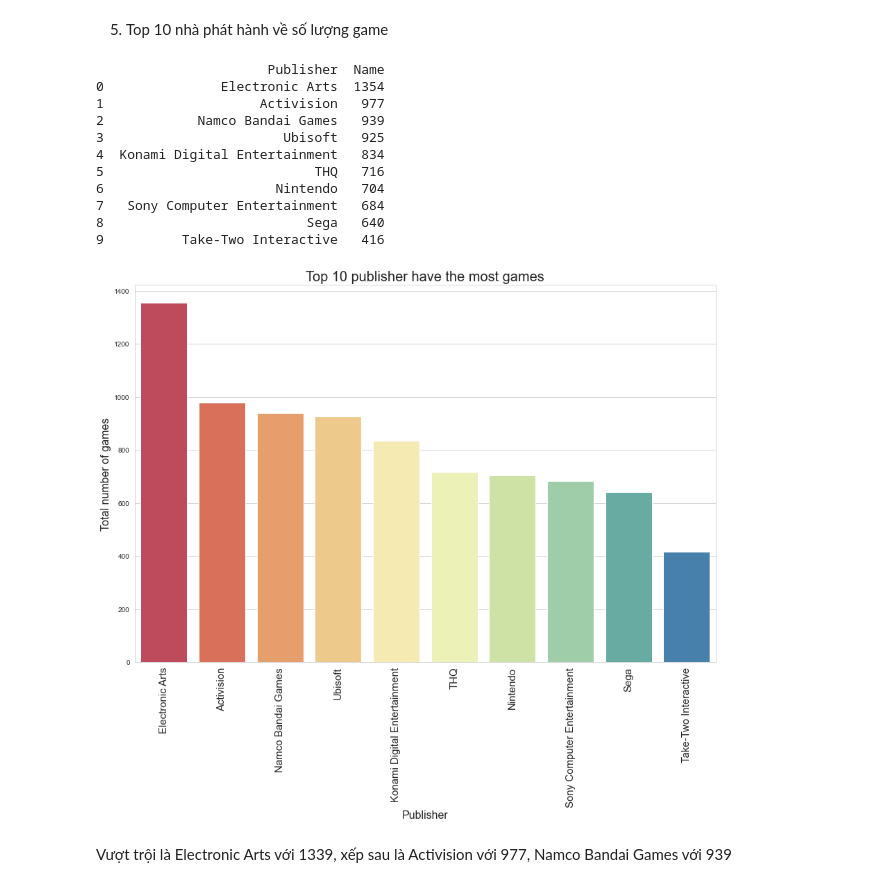
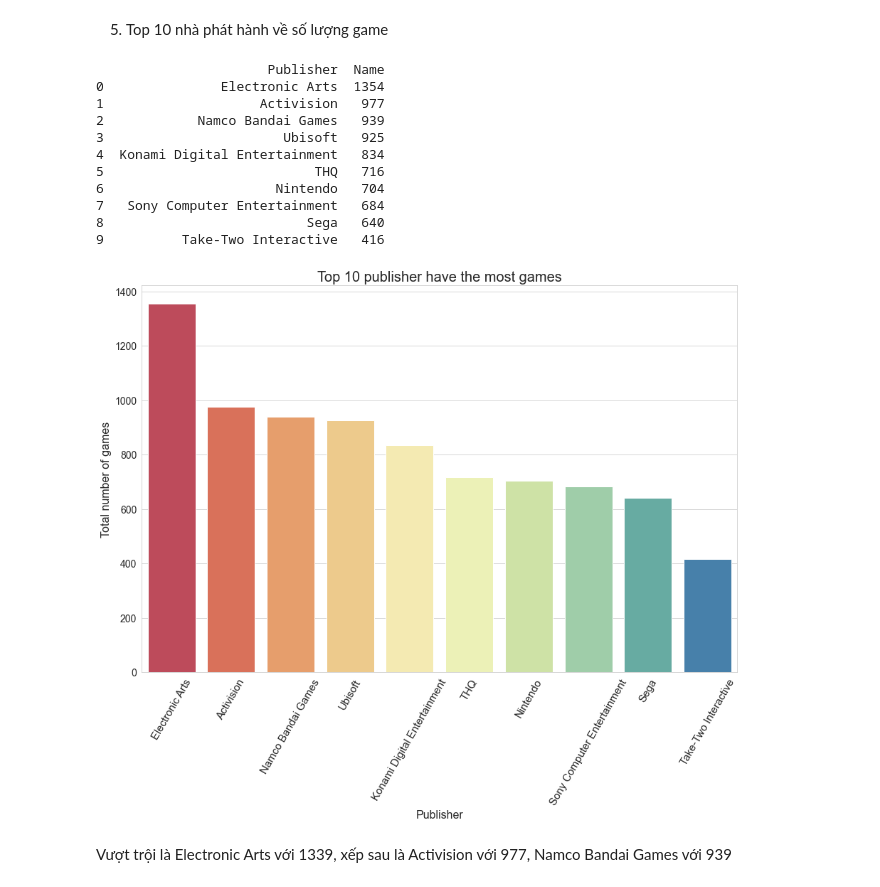
Before and after one commit to datnt183703/data, a Jupyter notebook: visualize.ipynb, the cells around one changed output. Drawn from its saved outputs; the diff is of its cells as text; code cells hidden in the pictures.

```diff
--- a/visualize.ipynb
+++ b/visualize.ipynb
@@ -209,25 +209,26 @@ top_publisher = pd.DataFrame(top_publisher).reset_index()
 # %%
 plt.figure(figsize=(15, 10))
 sns.countplot(x="Publisher", data=data, order = data.groupby(by=['Publisher'])['Name'].count().sort_values(ascending=False).iloc[:10].index, palette='Spectral')
-plt.xticks(rotation=90, fontsize= 15)
+plt.xticks(rotation=60, fontsize= 15)
+plt.yticks(fontsize = 14)
 plt.title("Top 10 publisher have the most games", fontsize=20)
 plt.xlabel('Publisher', fontsize = 16)
 plt.ylabel('Total number of games',fontsize=16)
 plt.savefig('5.png')
 print(top_publisher)
 # %% [output]
                       Publisher  Name
 0               Electronic Arts  1354
 1                    Activision   977
 2            Namco Bandai Games   939
 3                       Ubisoft   925
 4  Konami Digital Entertainment   834
 5                           THQ   716
 6                      Nintendo   704
 7   Sony Computer Entertainment   684
 8                          Sega   640
 9          Take-Two Interactive   416
-[figure, old version]
+[figure, new version]
 # %% [markdown]
 Vượt trội là Electronic Arts với 1339, xếp sau là Activision với 977, Namco Bandai Games với 939
 # %% [markdown]
```
Also changed, not shown: parts of 8 cells of this notebook.
